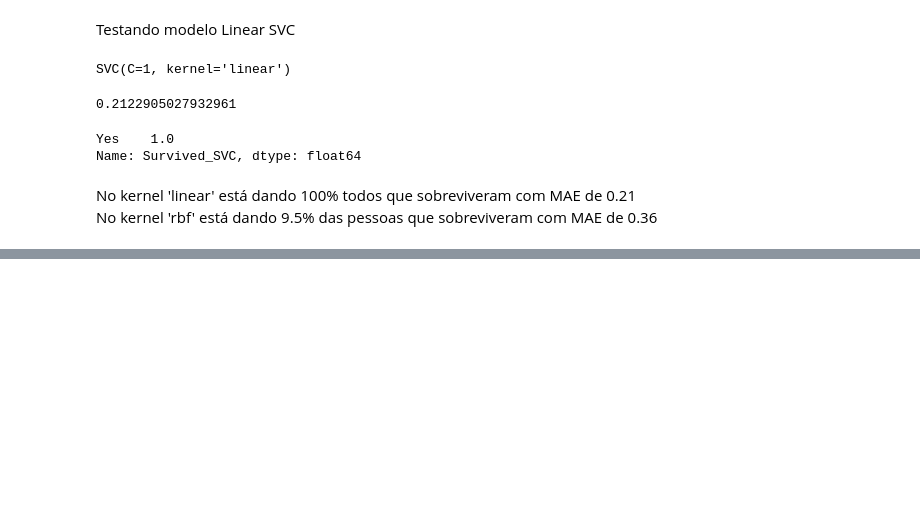
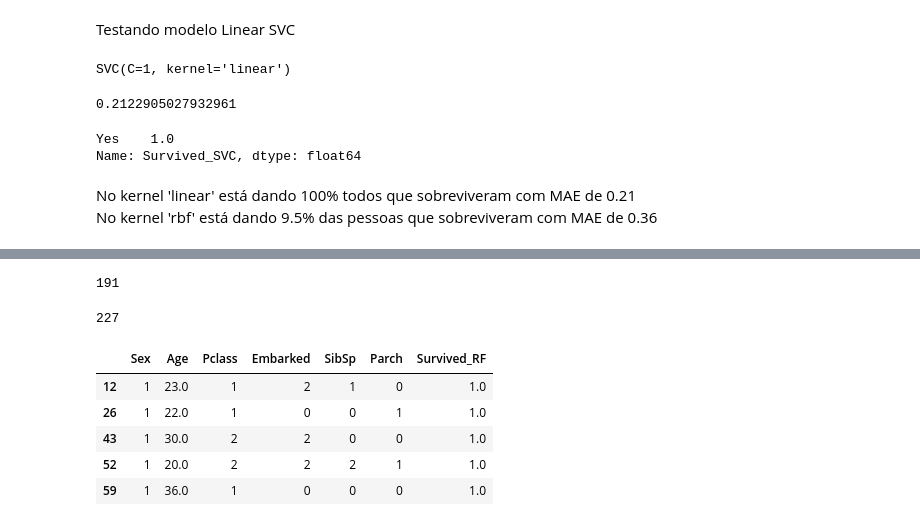
Before and after one commit to Lucas-Rocha2Ey/data-science-titanic, a Jupyter notebook: Titanic.ipynb, the cells around one changed output, grey strips where cells are left out. Drawn from its saved outputs; the diff is of its cells as text; code cells hidden in the pictures; blank space fills up the shorter version.

```diff
--- a/Titanic.ipynb
+++ b/Titanic.ipynb
@@ -680,0 +1004,17 @@ No kernel 'rbf' está dando 9.5% das pessoas que sobreviveram com MAE de 0.36
+# %%
+df_teste.Survived_RF[df_teste.Survived_RF >= 0.5].count() #202 pessoas teriam mais de 50% de sobrevivência (??)
+# %% [output]
+191
+# %%
+df_teste.Survived_RF[df_teste.Survived_RF < 0.5].count() #216 pessoas tem menos de 50% de sobrevivencia
+# %% [output]
+227
+# %%
+df_teste[df_teste.Survived_RF == 1].head() #alguns individuos que certamente sobreviveram
+# %% [output]
+|  | Sex | Age | Pclass | Embarked | SibSp | Parch | Survived_RF |
+| 12 | 1 | 23.0 | 1 | 2 | 1 | 0 | 1.0 |
+| 26 | 1 | 22.0 | 1 | 0 | 0 | 1 | 1.0 |
+| 43 | 1 | 30.0 | 2 | 2 | 0 | 0 | 1.0 |
+| 52 | 1 | 20.0 | 2 | 2 | 2 | 1 | 1.0 |
+| 59 | 1 | 36.0 | 1 | 0 | 0 | 0 | 1.0 |
```
Also changed, not shown: parts of 43 cells of this notebook, 1 other file.
